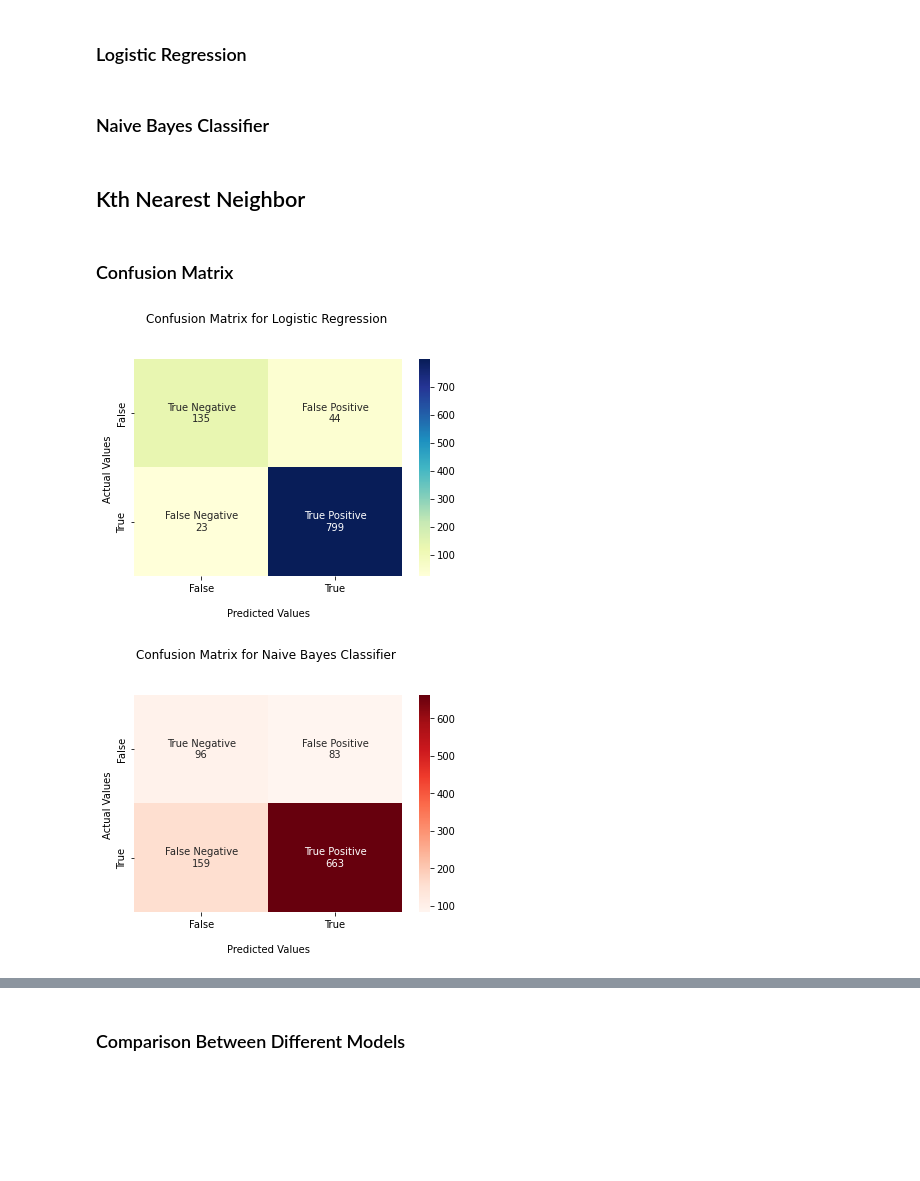
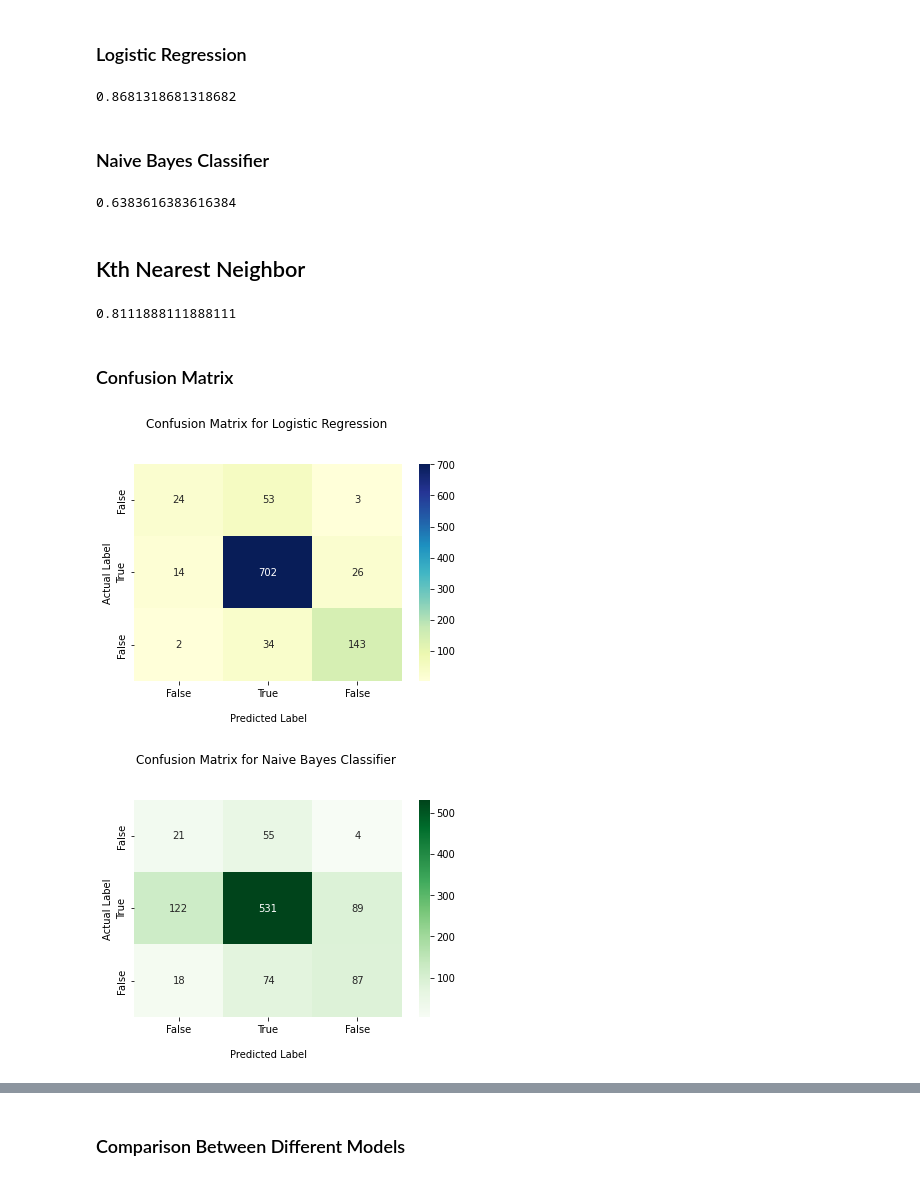
Before and after one commit to ShowmickKar/Hate-Speech-and-Offensive-Language-Detection-From-Twitter-Dataset, a Jupyter notebook: CSE422 PROJECT.ipynb, the cells around one changed output, grey strips where cells are left out. Drawn from its saved outputs; the diff is of its cells as text; code cells hidden in the pictures; blank space fills up the shorter version.

```diff
--- a/CSE422 PROJECT.ipynb
+++ b/CSE422 PROJECT.ipynb
@@ -27,10 +27,3 @@ df.head()
 | 2 | 2 | 3 | 0 | 3 | 0 | 1 | !!!!!!! RT @UrKindOfBrand Dawg!!!... |
 | 3 | 3 | 3 | 0 | 2 | 1 | 1 | !!!!!!!!! RT @C_G_Anderson: @viva... |
 | 4 | 4 | 6 | 0 | 6 | 0 | 1 | !!!!!!!!!!!!! RT @ShenikaRoberts:... |
-# %%
-df["negative_class"] = (df["hate_speech"] + df["offensive_language"])
-# %%
-df["class"] = (df["negative_class"] > df["neither"]).astype(int)
-df.head()
-df.drop(["count", "hate_speech", "offensive_language", "negative_class", "neither"], axis=1, inplace=True)
-df.head()
@@ -168,7 +154,10 @@ reg = LogisticRegression()
 reg.fit(X_train, y_train)
 reg_y_predict = reg.predict(X_test)
 reg_cf_matrix = confusion_matrix(y_test, reg_y_predict)
-rg_score = reg.score(X_test, y_test)
+reg_score = reg.score(X_test, y_test)
+print(reg_score)
+# %% [output]
+0.8681318681318682
 # %% [markdown]
 ### Naive Bayes Classifier
 # %%
@@ -177,6 +166,9 @@ nvc.fit(X_train, y_train)
 nvc_y_predict = nvc.predict(X_test)
 nvc_cf_matrix = confusion_matrix(y_test, nvc_y_predict)
 nvc_score = nvc.score(X_test, y_test)
+print(nvc_score)
+# %% [output]
+0.6383616383616384
 # %% [markdown]
 ## Kth Nearest Neighbor
 # %%
@@ -185,36 +177,32 @@ knn.fit(X_train, y_train)
 knn_y_predict = knn.predict(X_test)
 knn_cf_matrix = confusion_matrix(y_test, knn_y_predict)
 knn_score = knn.score(X_test, y_test)
+print(knn_score)
+# %% [output]
+0.8111888111888111
 # %% [markdown]
 ### Confusion Matrix
 # %%
 # Reference: https://www.stackvidhya.com/plot-confusion-matrix-in-python-and-why/#:~:text=Plot%20Confusion%20Matrix%20for%20Binary%20Classes%20With%20Labels&text=You%20need%20to%20create%20a,matrix%20with%20the%20labels%20annotation.
 
 def display_confusion_matrix(cf_matrix, model_name, color_map):
-    group_names = ['True Negative','False Positive','False Negative','True Positive']
-    group_counts = ["{0:0.0f}".format(value) for value in
-                    cf_matrix.flatten()]
-    group_percentages = ["{0:.2%}".format(value) for value in
-                        cf_matrix.flatten()/np.sum(cf_matrix)]
-    labels = [f"{v1}\n{v2}" for v1, v2 in
-            zip(group_names,group_counts)]
-    labels = np.asarray(labels).reshape(2,2)
-    ax = sns.heatmap(cf_matrix, annot=labels, fmt='', cmap=color_map)
+    dataframe_cfm = pd.DataFrame(cf_matrix, range(3), range(3))
+    ax = sns.heatmap(dataframe_cfm, annot=True, fmt='', cmap=color_map)
     ax.set_title(f'Confusion Matrix for {model_name} \n\n');
-    ax.set_xlabel('\nPredicted Values')
-    ax.set_ylabel('Actual Values ');
-    ax.xaxis.set_ticklabels(['False','True'])
-    ax.yaxis.set_ticklabels(['False','True'])
+    ax.set_xlabel('\nPredicted Label')
+    ax.set_ylabel('Actual Label');
+    ax.xaxis.set_ticklabels(['False','True', "False"])
+    ax.yaxis.set_ticklabels(['False','True', "False"])
     plt.show()
 # %%
 # Confusion Matrix for Logistic Regression Model
 display_confusion_matrix(reg_cf_matrix, "Logistic Regression", "YlGnBu")
 # %% [output]
-[figure, old version]
+[figure, new version]
 # %%
 # Confusion Matrix for Naive Bayes Classifier Model
-display_confusion_matrix(nvc_cf_matrix, "Naive Bayes Classifier", "Reds")
+display_confusion_matrix(nvc_cf_matrix, "Naive Bayes Classifier", "Greens")
 # %% [output]
-[figure, old version]
+[figure, new version]
 # %%
 # Confusion Matrix for Kth Nearest Neighbor Model
```
Also changed, not shown: parts of 8 cells of this notebook.
